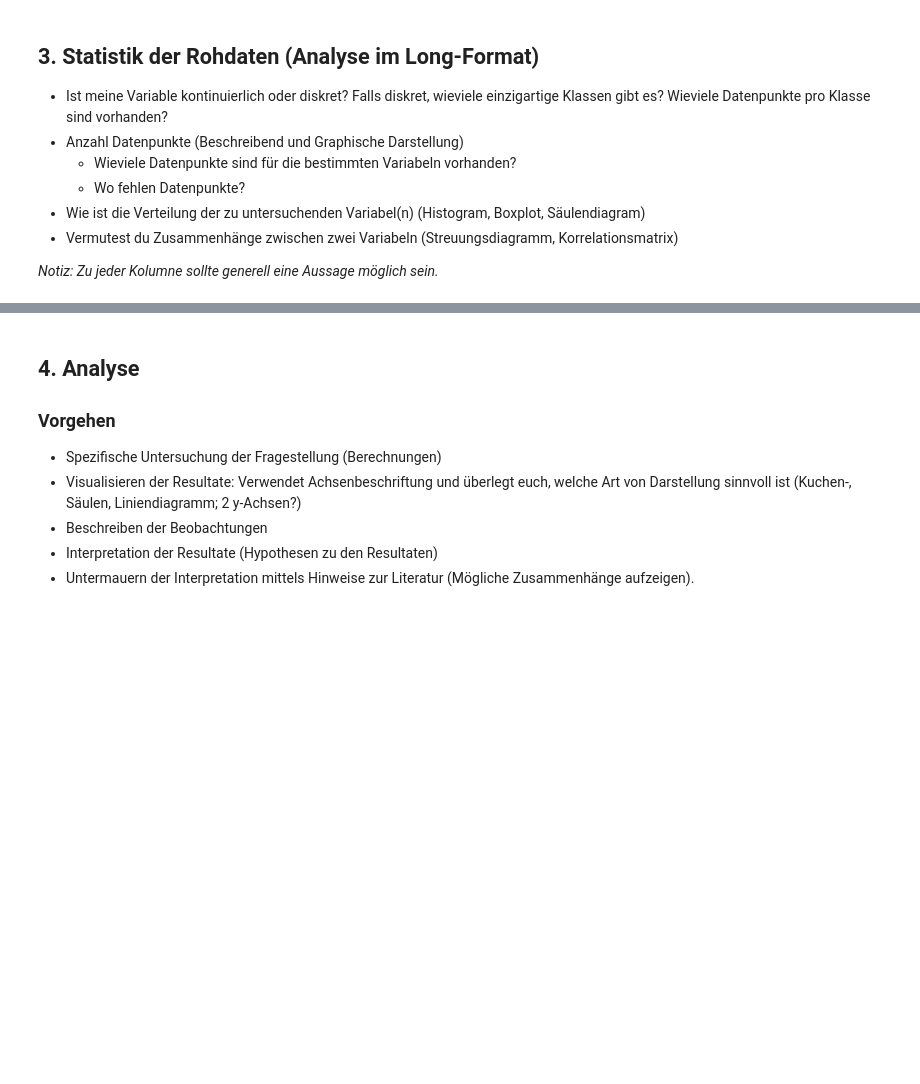
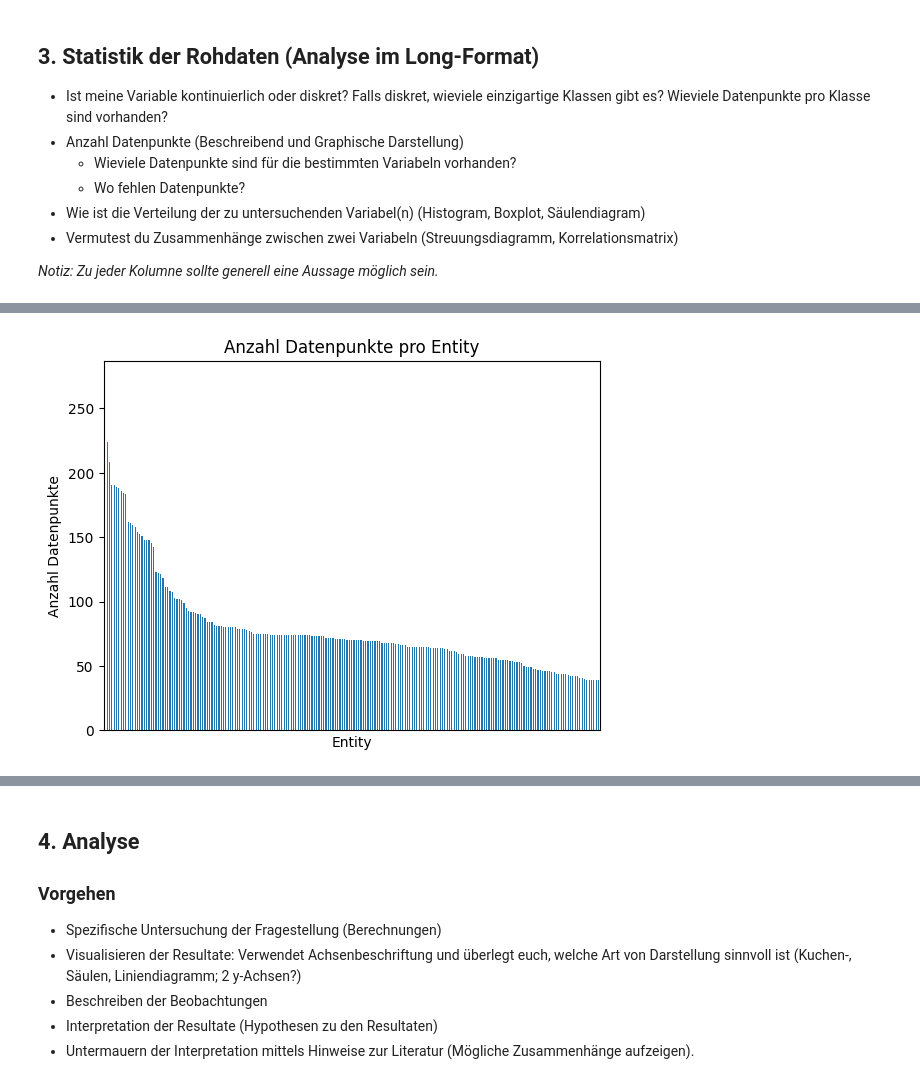
Before and after one commit to weissma8/Kindersterblichkeitsrate, a Jupyter notebook: Grundgerüst_Leistungsnachweis.ipynb, the cells around one changed output, grey strips where cells are left out. Saved outputs shown, nothing was run; the diff lists cells and outputs as text; code cells hidden in the pictures; blank space fills up the shorter version.

```diff
--- a/Grundgerüst_Leistungsnachweis.ipynb
+++ b/Grundgerüst_Leistungsnachweis.ipynb
@@ -46,4 +51,4 @@ from matplotlib import pyplot as plt
 # %%
 # lade hier deine Daten
-df = pd.read_csv("daten.csv")
+df = pd.read_csv("child-mortality.csv")
 df
@@ -64,0 +159,10 @@ df
+# %%
+df["Entity"].value_counts().plot(
+    kind="bar",
+    xticks=[],
+    ylabel="Anzahl Datenpunkte",
+    title="Anzahl Datenpunkte pro Entity"
+)
+plt.show()
+# %% [output]
+[figure, added]
```
Also changed, not shown: parts of 20 cells of this notebook, 3 other files.
